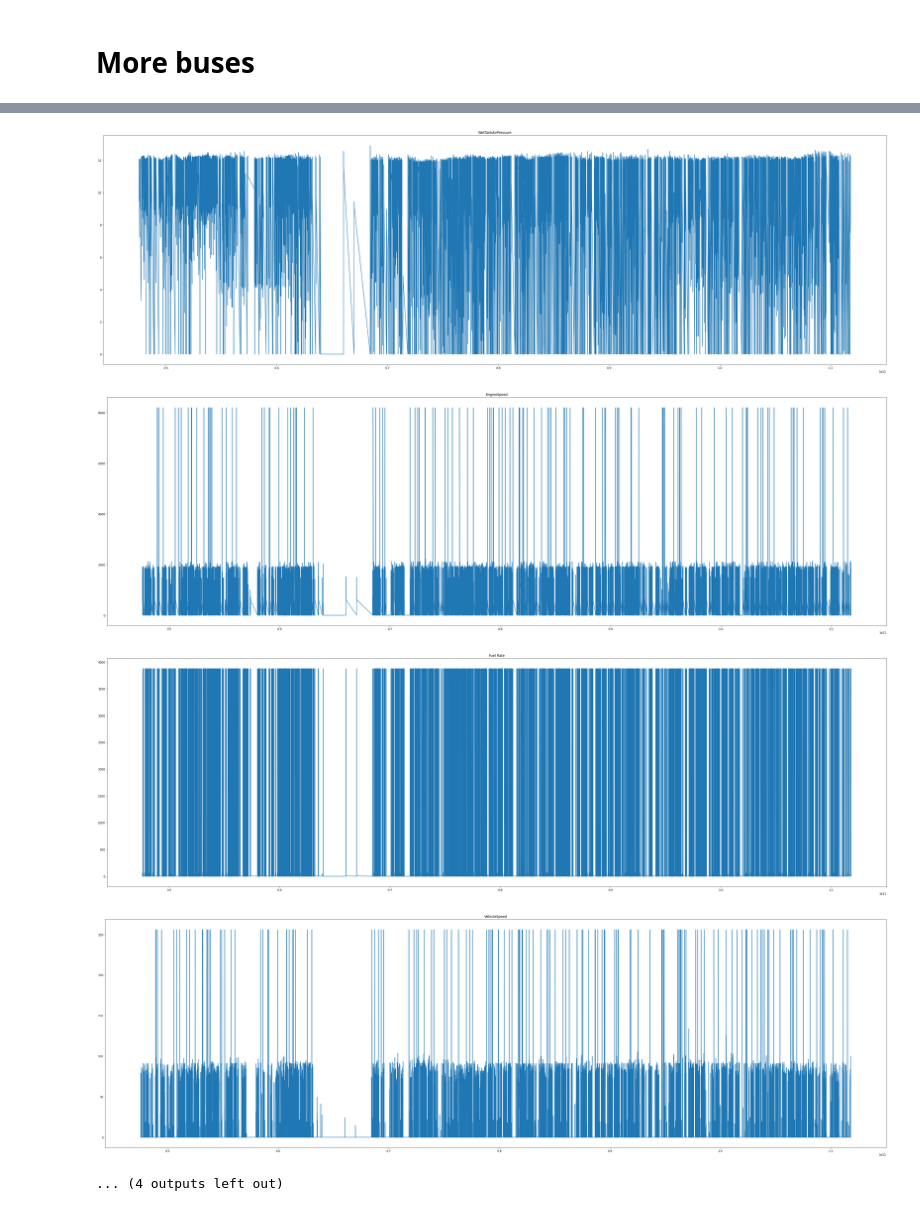
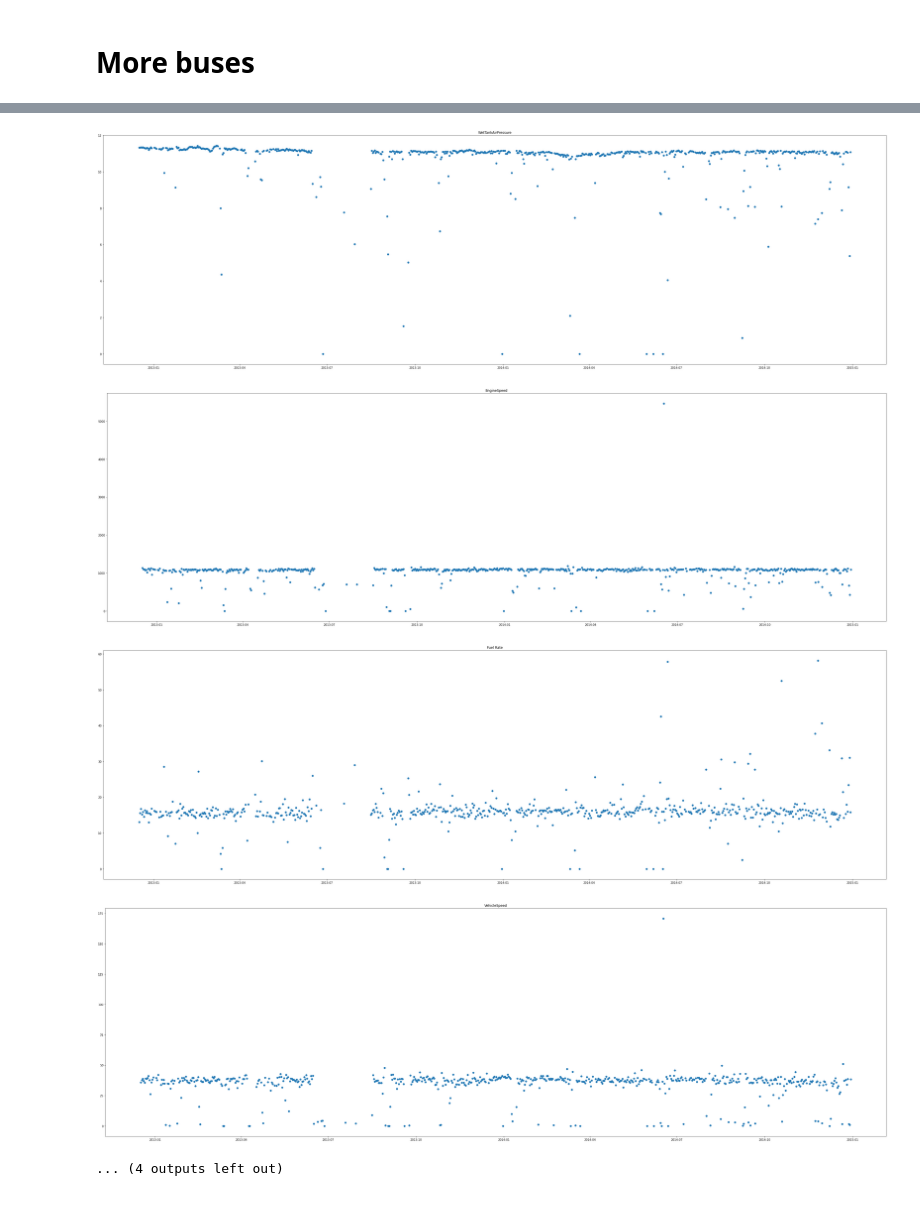
Before and after one commit to SebChw/RSIF, a Jupyter notebook: notebooks/volvo_data_lookup.ipynb, the cells around one changed output, grey strips where cells are left out. Cells and saved outputs as stored; diff of their text form; code cells hidden in the pictures.

Commit message:
Clean and change lineplots to scatter ones, add 24h window

```diff
--- a/notebooks/volvo_data_lookup.ipynb
+++ b/notebooks/volvo_data_lookup.ipynb
@@ -43,10 +50,3 @@ data
 # import pandas_profiling
 # profile = data.profile_report()
 # profile.to_file("report.html")
-# %%
-VACT_EPOCH = datetime.datetime(year=2011,month=6,day=16,hour=5,minute=23,second=0)
-def getDate(value):
-    return VACT_EPOCH + datetime.timedelta(milliseconds=int(value))
-
-data.Timestamp = data.Timestamp.apply(getDate)
-data.Timestamp
@@ -66,2 +53,5 @@ Name: Timestamp, Length: 10908300, dtype: datetime64[ns]
 # %% [markdown]
 Service: 02/07/2012 for 369. 370 seems normal(?). For 371 this period seems weird, but I'm not sure about anomaly. 372, 375 - this period is not in time range of this bus.
+# %%
+data = data.resample("24H").mean()
+data
@@ -68,13 +73,7 @@ Service: 02/07/2012 for 369. 370 seems normal(?). For 371 this period seems weir
 # %%
-# for col in data.columns:
-#     if col == 'Timestamp':
-#         continue
-#     else:
-#         partial_data = data.loc[(data['Timestamp'] >= datetime.datetime(year=2012,month=6,day=20,hour=0,minute=0,second=1))
-#               & (data['Timestamp'] <= datetime.datetime(year=2012,month=7,day=20,hour=0,minute=0,second=1))]
-
-#         f = plt.figure(figsize=(50, 15))
-#         plt.plot(partial_data['Timestamp'], partial_data[col])
-#         plt.title(col)
-#         plt.axvspan(datetime.datetime(year=2012,month=7,day=2,hour=0,minute=0,second=1), datetime.datetime(year=2012,month=7,day=8,hour=0,minute=0,second=1), color='red', alpha=0.5)
-#         plt.show()
+for col in data.columns:
+    f = plt.figure(figsize=(50, 15))
+    plt.scatter(x=data.index, y=data[col])
+    plt.title(col)
+    plt.axvspan(datetime.datetime(year=2012,month=7,day=2,hour=0,minute=0,second=1), datetime.datetime(year=2012,month=7,day=8,hour=0,minute=0,second=1), color='red', alpha=0.5)
+    plt.show()
@@ -83,10 +90,0 @@ Just for the sake of comparison:
-# %%
-cols_to_check = ['WetTankAirPressure', 'EngineSpeed', 'Fuel Rate', 'VehicleSpeed']
-for col in cols_to_check:
-    f = plt.figure(figsize=(50, 15))
-    plt.plot(data['Timestamp'], data[col])
-    plt.title(col)
-    plt.axvspan(datetime.datetime(year=2012,month=7,day=2,hour=0,minute=0,second=1), datetime.datetime(year=2012,month=7,day=8,hour=0,minute=0,second=1), color='red', alpha=0.5)
-    plt.axvspan(datetime.datetime(year=2012,month=8,day=20,hour=0,minute=0,second=1), datetime.datetime(year=2013,month=1,day=15,hour=0,minute=0,second=1), color='green', alpha=0.5)
-    plt.axvspan(datetime.datetime(year=2013,month=6,day=1,hour=0,minute=0,second=1), datetime.datetime(year=2013,month=6,day=22,hour=0,minute=0,second=1), color='yellow', alpha=0.5)
-    plt.show()
@@ -157,10 +93,11 @@ import pandas as pd
 # %%
 for set_num in ['370', '371', '372', '375']:
     data = pickles['data-'+set_num]
+    data = data.resample("24H").mean()
     cols_to_check = ['WetTankAirPressure', 'EngineSpeed', 'Fuel Rate', 'VehicleSpeed']
     for col in cols_to_check:
         f = plt.figure(figsize=(50, 15))
-        plt.plot(data['Timestamp'], data[col])
+        plt.scatter(x=data.index, y=data[col])
         plt.title(col)
         plt.show()
 # %% [output]
@@ -175,5 +112,5 @@ for set_num in ['370', '371', '372', '375']:
-[figure, old version]
+[figure, new version]
-[figure, old version]
+[figure, new version]
-[figure, old version]
+[figure, new version]
-[figure, old version]
+[figure, new version]
 ... (4 outputs left out)
```
Also changed, not shown: parts of 11 cells of this notebook.
